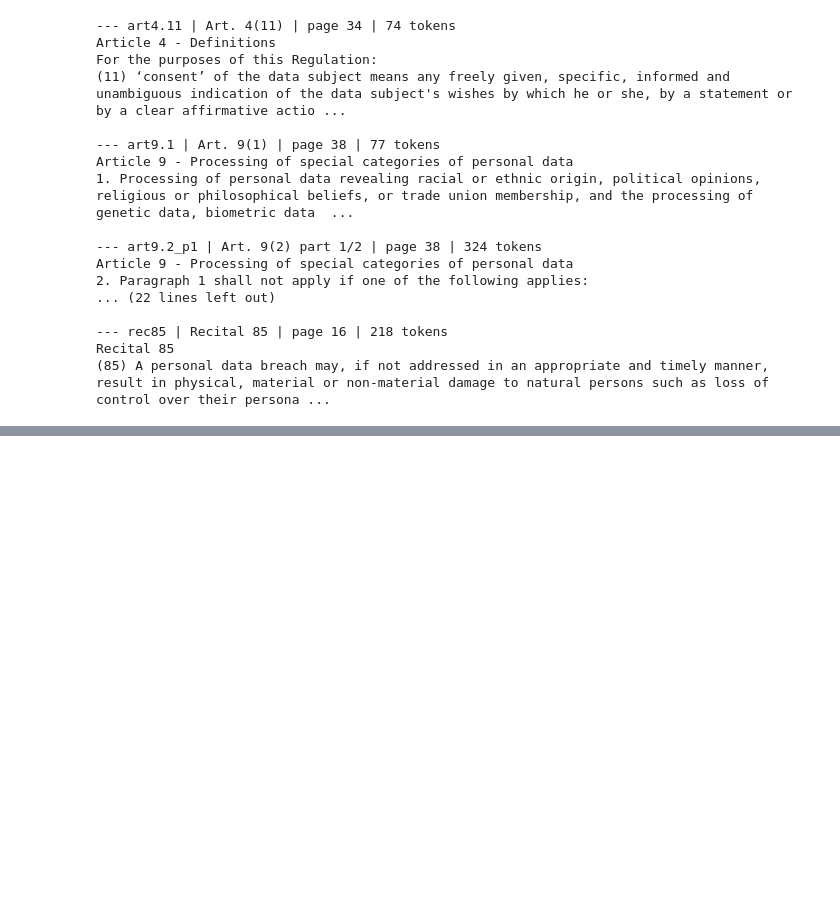
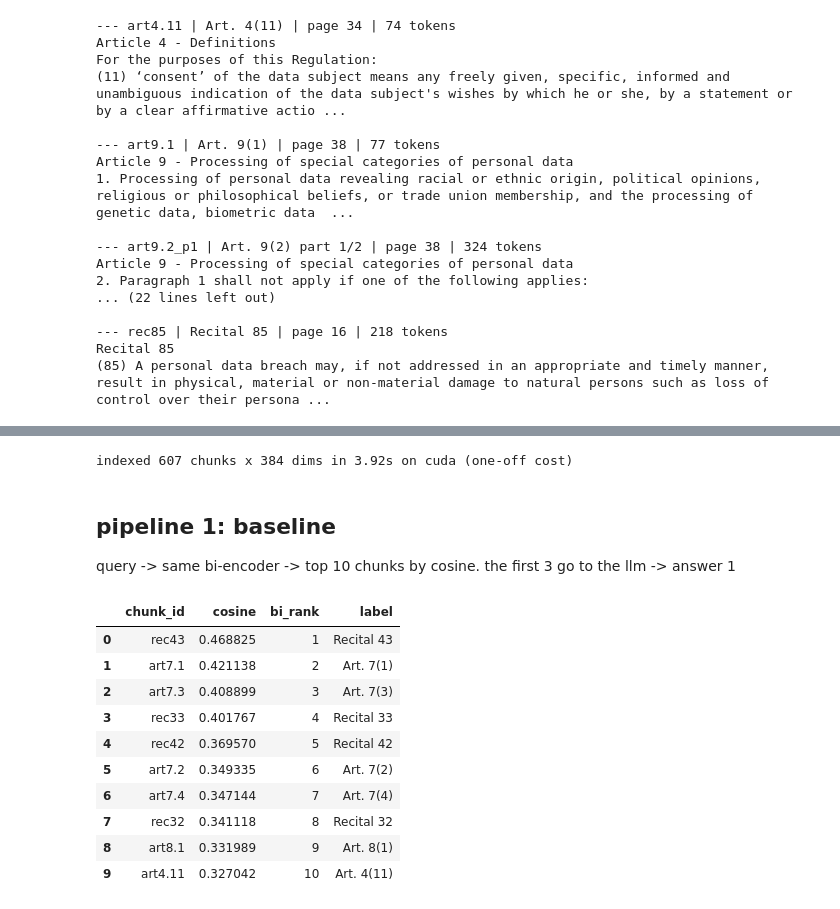
Before and after one commit to itikelabhaskar/gdpr-rag-rerank, a Jupyter notebook: rag_rerank.ipynb, the cells around one changed output, grey strips where cells are left out. Cells and saved outputs as stored; diff of their text form; code cells hidden in the pictures; blank space fills up the shorter version.

```diff
--- a/rag_rerank.ipynb
+++ b/rag_rerank.ipynb
@@ -708,11 +709,17 @@ Article 9 - Processing of special categories of personal data
 Recital 85
 (85) A personal data breach may, if not addressed in an appropriate and timely manner, result in physical, material or non-material damage to natural persons such as loss of control over their persona ...
 # %%
-#save, chunking is frozen after checkpoint a
+#save. chunking got frozen at checkpoint a, the hash makes sure nothing about the chunks quietly changes later
+CHUNKS_FROZEN_SHA256 = "9efa82c7d031b672023feb77f10a8b8e4a1fb9de3c7bb4c13e78b9d6d90f04bd"  # sha256 over "chunk_id \t text" lines
+chunks_sha256 = hashlib.sha256("\n".join(chunks.chunk_id + "\t" + chunks.text).encode("utf-8")).hexdigest()
+assert chunks_sha256 == CHUNKS_FROZEN_SHA256, "chunks changed since checkpoint a"
+
 chunks["article"] = chunks.article.astype("Int64")  # recitals have no article, plain int would turn into 17.0
-chunks.drop(columns=["unit", "new_text"]).to_csv(RESULTS / "chunks.csv", index=False, encoding="utf-8")
+chunks = chunks.drop(columns=["unit", "new_text"])
+chunks.to_csv(RESULTS / "chunks.csv", index=False, encoding="utf-8", lineterminator="\n")
 RUN_INFO["chunks"] = {"count": len(chunks), "max_tokens": int(chunks.n_tokens.max()), "cap": MAX_CHUNK_TOKENS,
-                      "articles": int((chunks.kind == "article").sum()), "recitals": int((chunks.kind == "recital").sum())}
+                      "articles": int((chunks.kind == "article").sum()), "recitals": int((chunks.kind == "recital").sum()),
+                      "sha256": chunks_sha256}
 save_run_info()
-print("saved results/chunks.csv")
+print("saved results/chunks.csv | frozen hash ok")
 # %% [output]
@@ -719,0 +732,48 @@ saved results/chunks.csv
+# %%
+def sync() -> None:
+    if DEVICE == "cuda":
+        torch.cuda.synchronize()  # gpu work is async, without this a timer stops too early
+
+
+CHUNK_TEXT = dict(zip(chunks.chunk_id, chunks.text))
+CHUNK_LABEL = dict(zip(chunks.chunk_id, chunks.label))
+
+started = time.perf_counter()
+chunk_vectors = bi_encoder.encode(chunks.text.tolist(), batch_size=64, convert_to_numpy=True).astype("float32")
+sync()
+index_seconds = time.perf_counter() - started
+
+index = faiss.IndexFlatIP(chunk_vectors.shape[1])
+index.add(chunk_vectors)
+assert index.ntotal == len(chunks)
+assert np.allclose(np.linalg.norm(chunk_vectors, axis=1), 1, atol=1e-4)  # unit length, so the scores below are cosines
+RUN_INFO["index"] = {"type": "faiss.IndexFlatIP", "vectors": int(index.ntotal), "dim": int(index.d), "build_seconds": round(index_seconds, 2)}
+print(f"indexed {index.ntotal} chunks x {index.d} dims in {index_seconds:.2f}s on {DEVICE} (one-off cost)")
+# %% [output]
+indexed 607 chunks x 384 dims in 3.92s on cuda (one-off cost)
+# %% [markdown]
+## pipeline 1: baseline
+
+query -> same bi-encoder -> top 10 chunks by cosine. the first 3 go to the llm -> answer 1
+# %%
+def retrieve(query: str, k: int = TOP_K) -> pd.DataFrame:
+    query_vector = bi_encoder.encode([query], convert_to_numpy=True).astype("float32")
+    scores, positions = index.search(query_vector, k)
+    return pd.DataFrame({"chunk_id": chunks.chunk_id.values[positions[0]], "cosine": scores[0], "bi_rank": np.arange(1, k + 1)})
+
+
+#dev query only, kept out of the eval / stress sets so it can't bias their labels
+DEMO_QUERY = "can i take back my consent later, and does that make what they already did with my data illegal?"
+retrieve(DEMO_QUERY).assign(label=lambda table: table.chunk_id.map(CHUNK_LABEL))
+# %% [output]
+|  | chunk_id | cosine | bi_rank | label |
+| 0 | rec43 | 0.468825 | 1 | Recital 43 |
+| 1 | art7.1 | 0.421138 | 2 | Art. 7(1) |
+| 2 | art7.3 | 0.408899 | 3 | Art. 7(3) |
+| 3 | rec33 | 0.401767 | 4 | Recital 33 |
+| 4 | rec42 | 0.369570 | 5 | Recital 42 |
+| 5 | art7.2 | 0.349335 | 6 | Art. 7(2) |
+| 6 | art7.4 | 0.347144 | 7 | Art. 7(4) |
+| 7 | rec32 | 0.341118 | 8 | Recital 32 |
+| 8 | art8.1 | 0.331989 | 9 | Art. 8(1) |
+| 9 | art4.11 | 0.327042 | 10 | Art. 4(11) |
```
Also changed, not shown: parts of 13 cells of this notebook, 1 other file.
